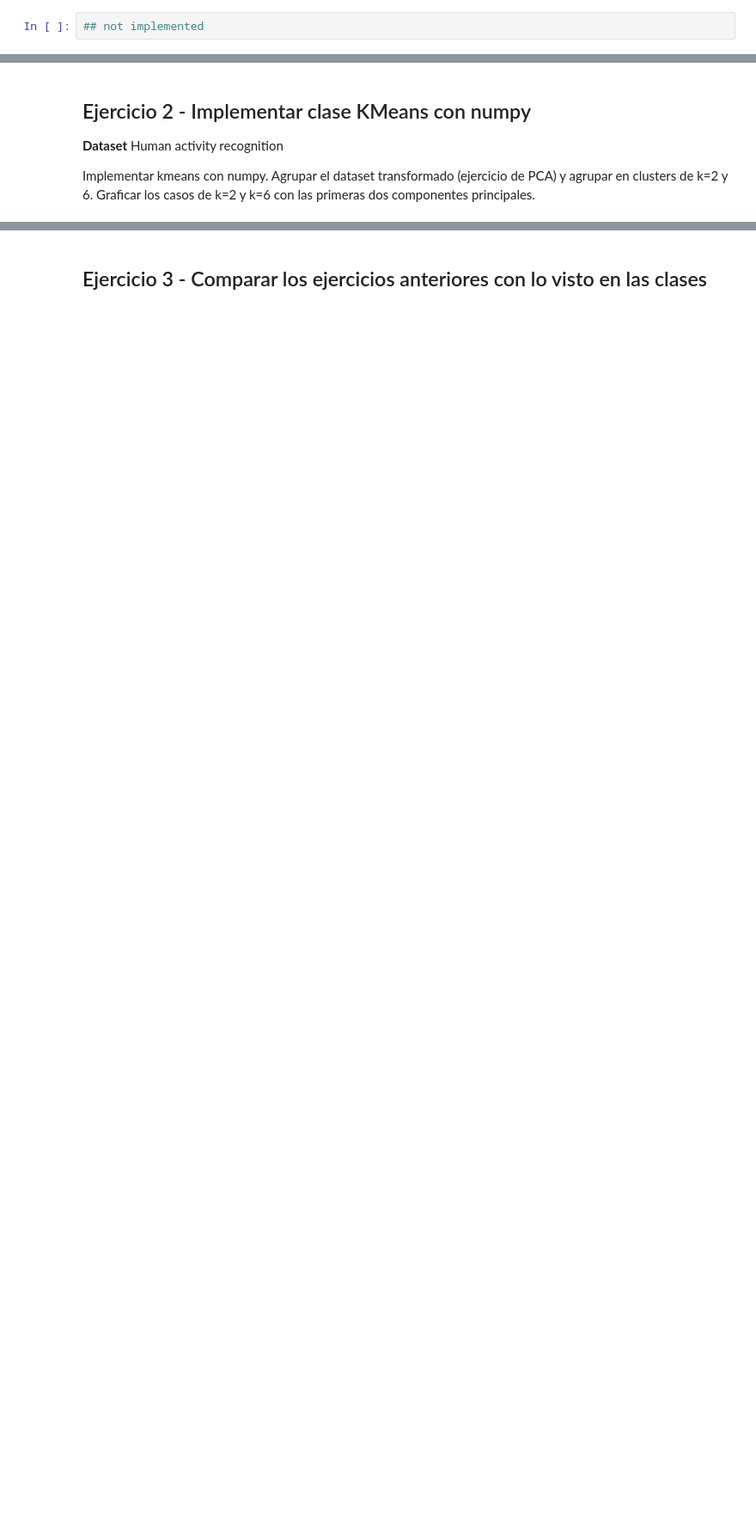
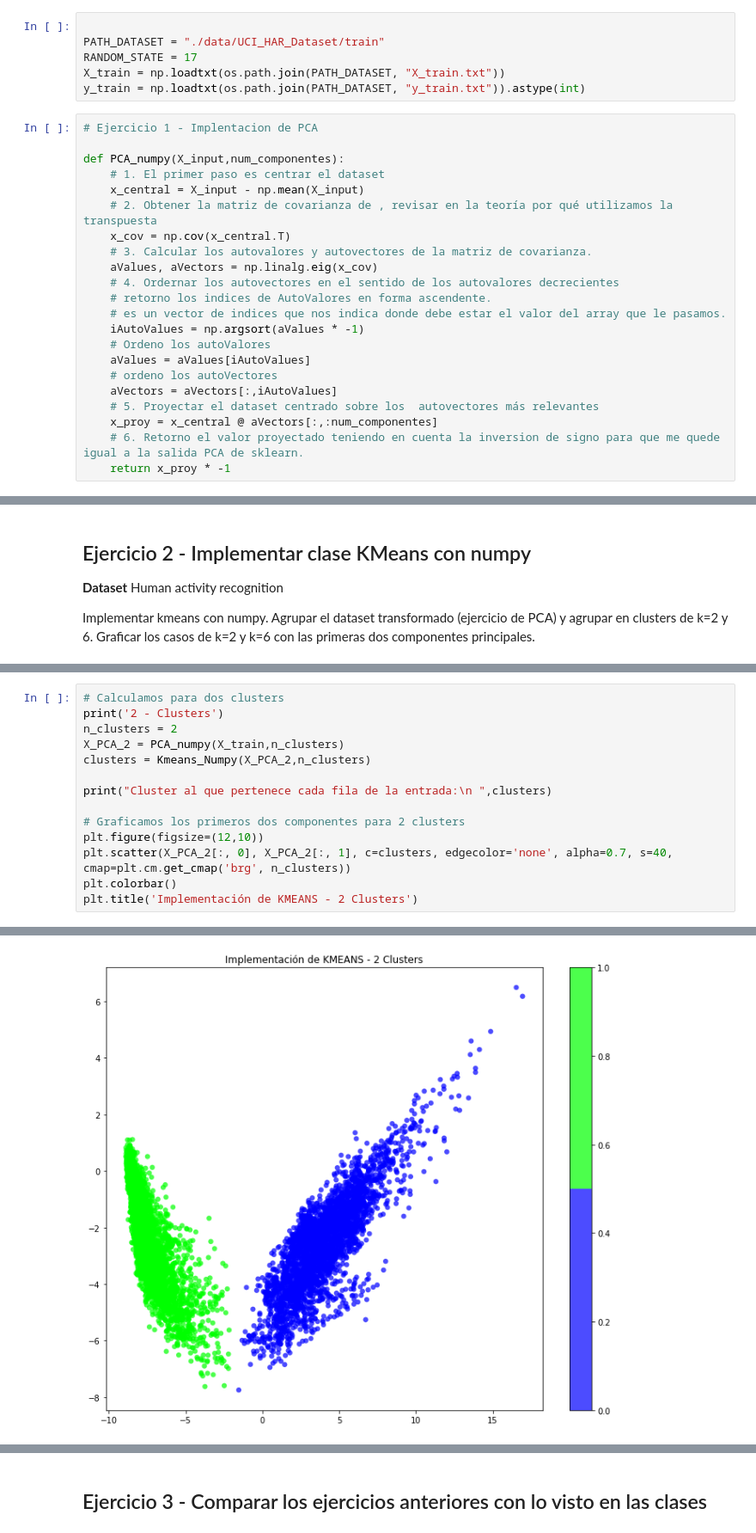
Before and after one commit to carlosdomenje/1B-Introduccion-IA, a Jupyter notebook: TP1/Trabajo_Practico_1.ipynb, the cells around one changed output, grey strips where cells are left out. Shown at 86% size. Drawn from its saved outputs; the diff is of its cells as text; blank space fills up the shorter version.

Commit message:
Agrego ejercicios 1 y 2

```diff
--- a/TP1/Trabajo_Practico_1.ipynb
+++ b/TP1/Trabajo_Practico_1.ipynb
@@ -22,2 +42,28 @@ Tomar las primeras 63 componentes principales y calcular la varianza contemplada
 # %%
-## not implemented
+
+PATH_DATASET = "./data/UCI_HAR_Dataset/train"
+RANDOM_STATE = 17
+X_train = np.loadtxt(os.path.join(PATH_DATASET, "X_train.txt"))
+y_train = np.loadtxt(os.path.join(PATH_DATASET, "y_train.txt")).astype(int)
+# %%
+# Ejercicio 1 - Implentacion de PCA
+
+def PCA_numpy(X_input,num_componentes):
+    # 1. El primer paso es centrar el dataset
+    x_central = X_input - np.mean(X_input)
+    # 2. Obtener la matriz de covarianza de , revisar en la teoría por qué utilizamos la transpuesta
+    x_cov = np.cov(x_central.T)
+    # 3. Calcular los autovalores y autovectores de la matriz de covarianza.
+    aValues, aVectors = np.linalg.eig(x_cov)
+    # 4. Ordernar los autovectores en el sentido de los autovalores decrecientes
+    # retorno los indices de AutoValores en forma ascendente.
+    # es un vector de indices que nos indica donde debe estar el valor del array que le pasamos.
+    iAutoValues = np.argsort(aValues * -1)
+    # Ordeno los autoValores
+    aValues = aValues[iAutoValues]
+    # ordeno los autoVectores
+    aVectors = aVectors[:,iAutoValues]
+    # 5. Proyectar el dataset centrado sobre los  autovectores más relevantes
+    x_proy = x_central @ aVectors[:,:num_componentes]
+    # 6. Retorno el valor proyectado teniendo en cuenta la inversion de signo para que me quede igual a la salida PCA de sklearn.
+    return x_proy * -1
@@ -30,0 +127,15 @@ Implementar kmeans con numpy. Agrupar el dataset transformado (ejercicio de PCA)
+# %%
+# Calculamos para dos clusters
+print('2 - Clusters')
+n_clusters = 2
+X_PCA_2 = PCA_numpy(X_train,n_clusters)
+clusters = Kmeans_Numpy(X_PCA_2,n_clusters)
+
+print("Cluster al que pertenece cada fila de la entrada:\n ",clusters)
+
+# Graficamos los primeros dos componentes para 2 clusters
+plt.figure(figsize=(12,10))
+plt.scatter(X_PCA_2[:, 0], X_PCA_2[:, 1], c=clusters, edgecolor='none', alpha=0.7, s=40, cmap=plt.cm.get_cmap('brg', n_clusters))
+plt.colorbar()
+plt.title('Implementación de KMEANS - 2 Clusters')
+# %% [output]
@@ -30,0 +146 @@ Implementar kmeans con numpy. Agrupar el dataset transformado (ejercicio de PCA)
+[figure, added]
```
Also changed, not shown: parts of 8 cells of this notebook, 32 other files.
